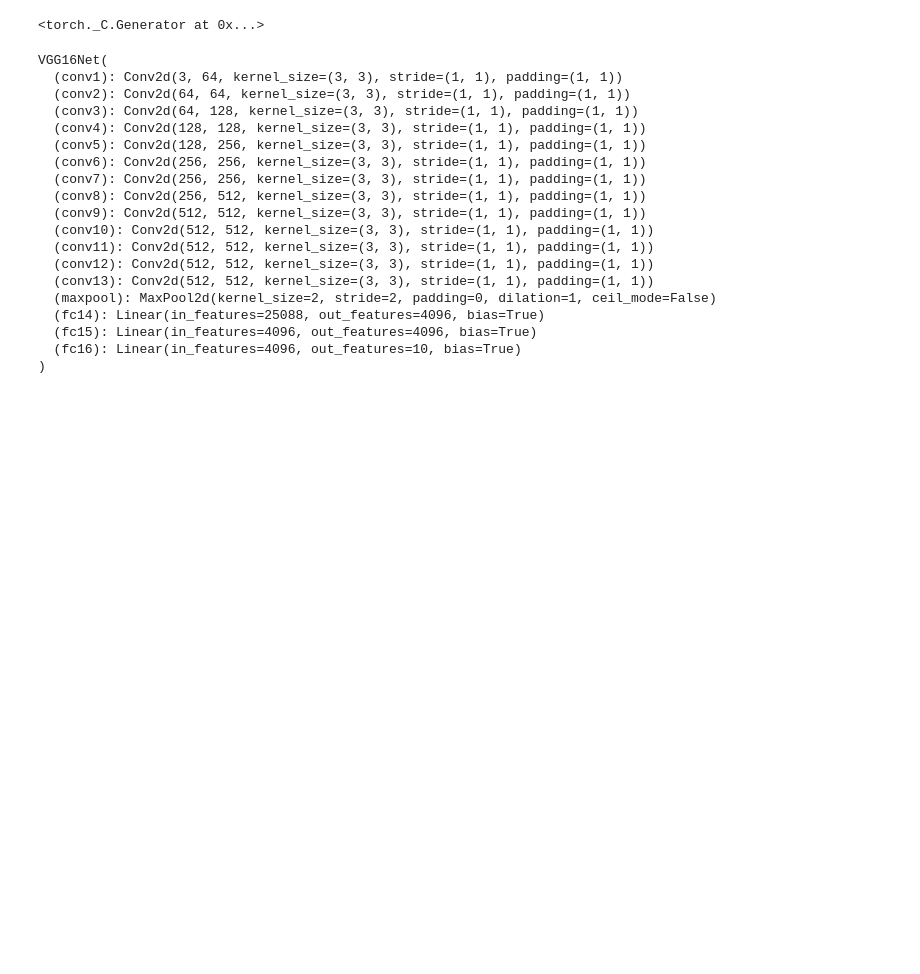
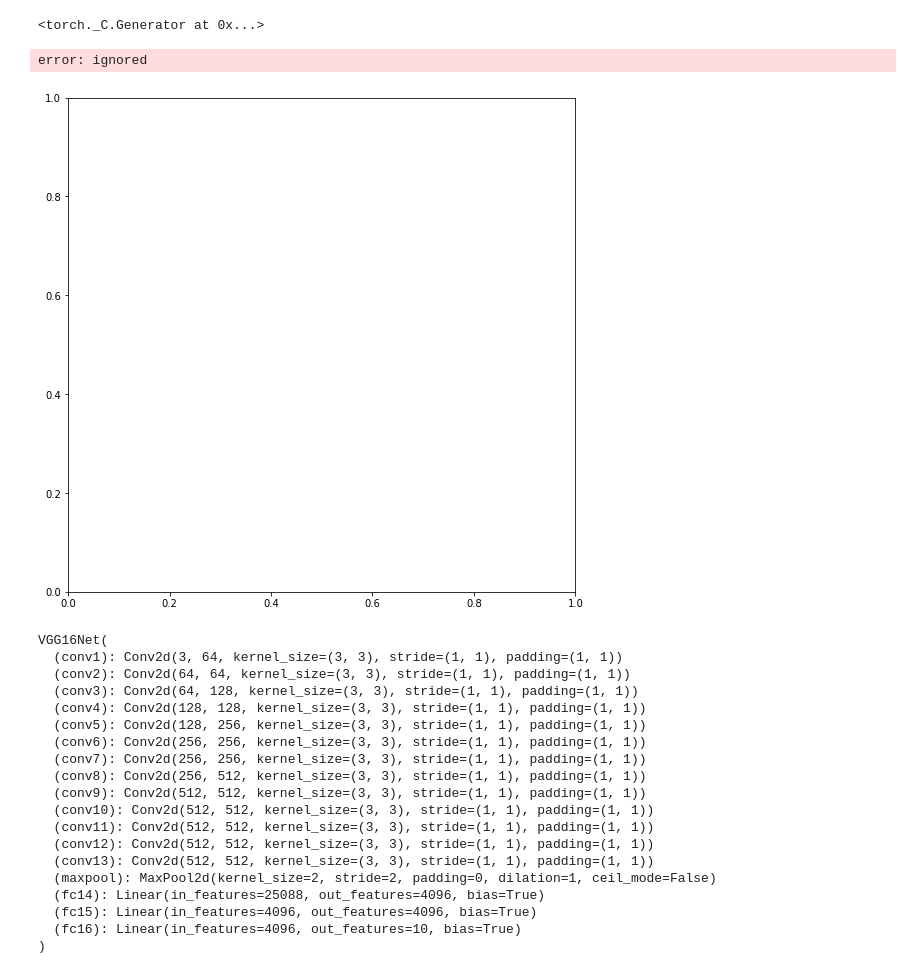
Before and after one commit to ram82744/object_detection_using_faster_rcnn, a Jupyter notebook: Object_Detection_Using_Faster_RCNN.ipynb, the cells around one changed output. Saved outputs shown, nothing was run; the diff lists cells and outputs as text; code cells hidden in the pictures; blank space fills up the shorter version.

```diff
--- a/Object_Detection_Using_Faster_RCNN.ipynb
+++ b/Object_Detection_Using_Faster_RCNN.ipynb
@@ -392,6 +379,7 @@ for i,j in enumerate(labels_arr):
 # %%
 data = np.asarray(data)
 imagePaths = np.asarray(imagePaths)
+labels = np.asarray(labels_arr)
 # bboxes = np.asarray([np.asarray(bb) for bb in bboxes_arr])
 # %%
 # with open('/content/image_data.npy', 'wb') as f:
@@ -464,24 +458,30 @@ class ExDark(Dataset):
 
     def __getitem__(self,idx):
         image_idx = self.data[0][idx]
-        print('image_idx:',image_idx)
         labels = torch.tensor(self.data[1][idx], dtype=torch.int64)
         bbox = torch.tensor(self.data[2][idx])
-        print('bbox before:',bbox)
         image = cv2.imread(image_idx, cv2.IMREAD_COLOR)
         image = cv2.cvtColor(image, cv2.COLOR_BGR2RGB).astype(np.float32)
-        # image = cv2.resize(image, (224, 224))
+        # image = cv2.resize(image, (600, 600))
         image /= 255.0
+
+        wt,ht,c = image.shape
+
+        width = bbox[:,2]
+        height = bbox[:,3]
 
         bbox[:, 2] = bbox[:, 0] + bbox[:, 2]
         bbox[:, 3] = bbox[:, 1] + bbox[:, 3]
 
-        print('bbox after:',bbox)
+        # bbox[:,0] = (bbox[:,0]/width)
+        # bbox[:,1] = (bbox[:,1]/height)
+        # bbox[:,2] = (bbox[:,2]/width)
+        # bbox[:,3] = (bbox[:,3]/height)
 
         area = (bbox[:, 3] - bbox[:, 1]) * (bbox[:, 2] - bbox[:, 0])
         area = torch.as_tensor(area, dtype=torch.float32)
 
-        labels = torch.ones((labels.shape[0],), dtype=torch.int64)
+        # labels = torch.ones((labels.shape[0],), dtype=torch.int64)
         # suppose all instances are not crowd
         iscrowd = torch.zeros((labels.shape[0],), dtype=torch.int64)
 
@@ -500,10 +500,10 @@ class ExDark(Dataset):
                 'labels': target['labels']
             }
 
-            image = self.transform(Image.fromarray(image.astype('uint8'), 'RGB'))
-
+            sample = self.transform(image=sample['image'],bboxes=sample['bboxes'], class_labels=sample['labels'])
+            image = sample['image']
             target['boxes'] = torch.stack(tuple(map(torch.tensor,
-                                                    zip(*sample['bboxes'])))).permute(1, 0)
+                                                    zip(*target['boxes'])))).permute(1, 0)
 
         return (image, target)
 # %%
@@ -513,8 +513,29 @@ test_count = 2563
 train = ExDark((imagePaths[:train_count],labels[:train_count],bboxes[:train_count]),'train')
 test = ExDark((imagePaths[train_count:train_count+test_count],labels[train_count:train_count+test_count],bboxes[train_count:train_count+test_count]),'test')
 
-train_loader = DataLoader(train,batch_size=BATCH_SIZE,shuffle=True,num_workers=2,collate_fn=utils.collate_fn)
-test_loader = DataLoader(test,batch_size=BATCH_SIZE,shuffle=False,num_workers=2,collate_fn=utils.collate_fn)
+train_loader = DataLoader(train,batch_size=BATCH_SIZE,shuffle=True,collate_fn=utils.collate_fn)
+test_loader = DataLoader(test,batch_size=BATCH_SIZE,shuffle=False,collate_fn=utils.collate_fn)
+# %%
+images, targets= next(iter(train_loader))
+images = list(image.to(device) for image in images)
+targets = [{k: v.to(device) for k, v in t.items()} for t in targets]
+
+plt.figure(figsize=(20,20))
+for i, (image, target) in enumerate(zip(images, targets)):
+    plt.subplot(2,2, i+1)
+    boxes = np.asarray(targets[i]['boxes'].cpu().numpy(), dtype=int)
+    sample = images[i].permute(2,0,1).cpu().numpy()
+    # print('sample shape:',sample.shape)
+    names = targets[i]['labels'].cpu().numpy().astype(np.int64)
+    for i,box in enumerate(boxes):
+        cv2.rectangle(sample,(int(box[0]), int(box[1])),(int(box[2]), int(box[3])), 2)
+        cv2.putText(sample, classes[names[i]], (int(box[0]),int(box[1])+15),cv2.FONT_HERSHEY_COMPLEX ,0.5,(0,220,0),1,cv2.LINE_AA)
+
+    plt.axis('off')
+    plt.imshow(sample)
+# %% [output]
+error: ignored
+[figure, added]
 # %%
 class VGG16Net(nn.Module):
     def __init__(self):
```
Also changed, not shown: parts of 22 cells of this notebook.
